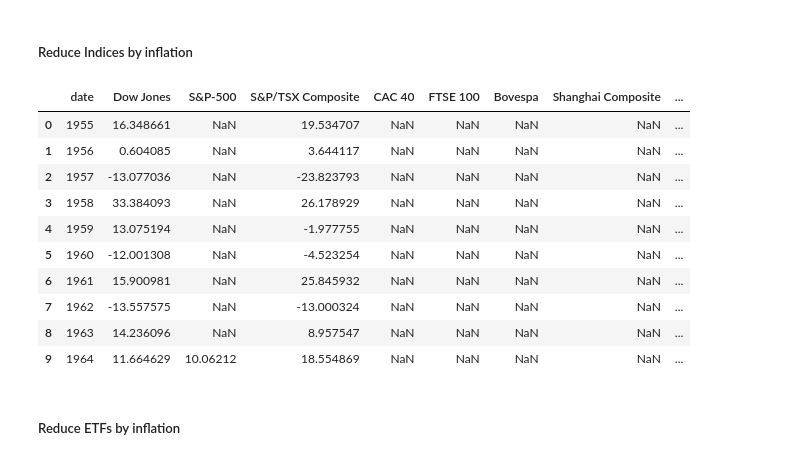
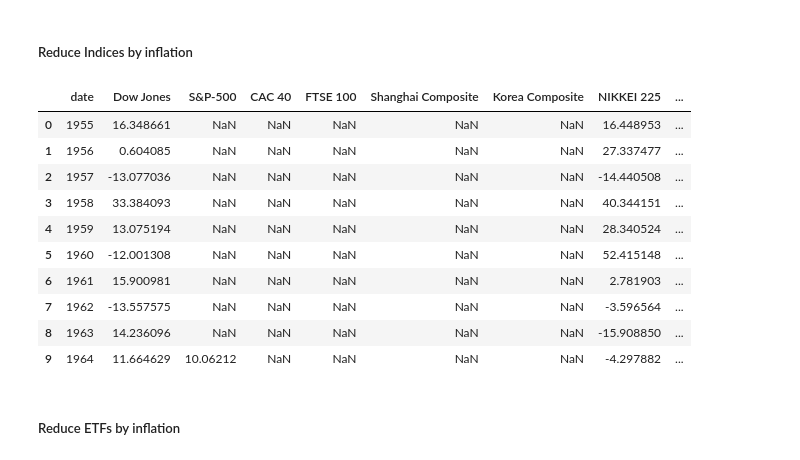
Before and after one commit to merekat/hb-passiv-income, a Jupyter notebook: script.ipynb, the cells around one changed output. Cells and saved outputs as stored; diff of their text form; code cells hidden in the pictures.

```diff
--- a/script.ipynb
+++ b/script.ipynb
@@ -117,46 +117,50 @@ df_festgeld.head(10)
 # %% [markdown]
 ##### Reduce Indices by inflation
 # %%
+# Drop the specified columns from df_indices
+columns_to_drop = ['Bovespa', 'IBEX 35', 'OMX Stockholm', 'S&P/ASX 50', 'S&P/TSX Composite']
+df_indices = df_indices.drop(columns=columns_to_drop, errors='ignore')
+
 # Clean the 'date' column in df_inflation
 df_inflation['date'] = df_inflation['date'].astype(str).str.extract(r'(\d{4})')[0]  # Extract the year
 df_inflation['date'] = pd.to_datetime(df_inflation['date'], format='%Y', errors='coerce')  # Convert to datetime
 
 # Drop rows with invalid dates
 df_inflation = df_inflation.dropna(subset=['date'])
 
 # Ensure the 'date' column in df_indices is in datetime format
 df_indices['date'] = pd.to_datetime(df_indices['date'], format='%Y')  # Convert year-only format to datetime
 df_indices['date'] = df_indices['date'].dt.strftime('%Y-01-01')  # Standardize to 'YYYY-01-01'
 df_indices['date'] = pd.to_datetime(df_indices['date'])  # Convert back to datetime
 
 # Merge df_indices with the 'USA' column of df_inflation on the 'date' column
 df_indices = pd.merge(df_indices, df_inflation[['date', 'USA']], on='date', how='left')
 
 # Subtract the 'USA' column from all other columns in df_indices
 numeric_columns_indices = df_indices.columns.difference(['date', 'USA'])
 df_indices[numeric_columns_indices] = df_indices[numeric_columns_indices].sub(df_indices['USA'], axis=0)
 
 # Drop the 'USA' column after adjustment
 df_indices = df_indices.drop(columns=['USA'])
 
 # Extract the year from the 'date' column
 df_indices['date'] = df_indices['date'].dt.year
 df_inflation['date'] = df_inflation['date'].dt.year
 
 # Display the reduced DataFrame
 df_indices.head(10)
 # %% [output]
-|  | date | Dow Jones | S&P-500 | S&P/TSX Composite | CAC 40 | FTSE 100 | Bovespa | Shanghai Composite | ... |
-| 0 | 1955 | 16.348661 | NaN | 19.534707 | NaN | NaN | NaN | NaN | ... |
-| 1 | 1956 | 0.604085 | NaN | 3.644117 | NaN | NaN | NaN | NaN | ... |
-| 2 | 1957 | -13.077036 | NaN | -23.823793 | NaN | NaN | NaN | NaN | ... |
-| 3 | 1958 | 33.384093 | NaN | 26.178929 | NaN | NaN | NaN | NaN | ... |
-| 4 | 1959 | 13.075194 | NaN | -1.977755 | NaN | NaN | NaN | NaN | ... |
-| 5 | 1960 | -12.001308 | NaN | -4.523254 | NaN | NaN | NaN | NaN | ... |
-| 6 | 1961 | 15.900981 | NaN | 25.845932 | NaN | NaN | NaN | NaN | ... |
-| 7 | 1962 | -13.557575 | NaN | -13.000324 | NaN | NaN | NaN | NaN | ... |
-| 8 | 1963 | 14.236096 | NaN | 8.957547 | NaN | NaN | NaN | NaN | ... |
-| 9 | 1964 | 11.664629 | 10.06212 | 18.554869 | NaN | NaN | NaN | NaN | ... |
+|  | date | Dow Jones | S&P-500 | CAC 40 | FTSE 100 | Shanghai Composite | Korea Composite | NIKKEI 225 | ... |
+| 0 | 1955 | 16.348661 | NaN | NaN | NaN | NaN | NaN | 16.448953 | ... |
+| 1 | 1956 | 0.604085 | NaN | NaN | NaN | NaN | NaN | 27.337477 | ... |
+| 2 | 1957 | -13.077036 | NaN | NaN | NaN | NaN | NaN | -14.440508 | ... |
+| 3 | 1958 | 33.384093 | NaN | NaN | NaN | NaN | NaN | 40.344151 | ... |
+| 4 | 1959 | 13.075194 | NaN | NaN | NaN | NaN | NaN | 28.340524 | ... |
+| 5 | 1960 | -12.001308 | NaN | NaN | NaN | NaN | NaN | 52.415148 | ... |
+| 6 | 1961 | 15.900981 | NaN | NaN | NaN | NaN | NaN | 2.781903 | ... |
+| 7 | 1962 | -13.557575 | NaN | NaN | NaN | NaN | NaN | -3.596564 | ... |
+| 8 | 1963 | 14.236096 | NaN | NaN | NaN | NaN | NaN | -15.908850 | ... |
+| 9 | 1964 | 11.664629 | 10.06212 | NaN | NaN | NaN | NaN | -4.297882 | ... |
 # %% [markdown]
 ##### Reduce ETFs by inflation
 # %%
```
Also changed, not shown: parts of 17 cells of this notebook, 3 other files.
